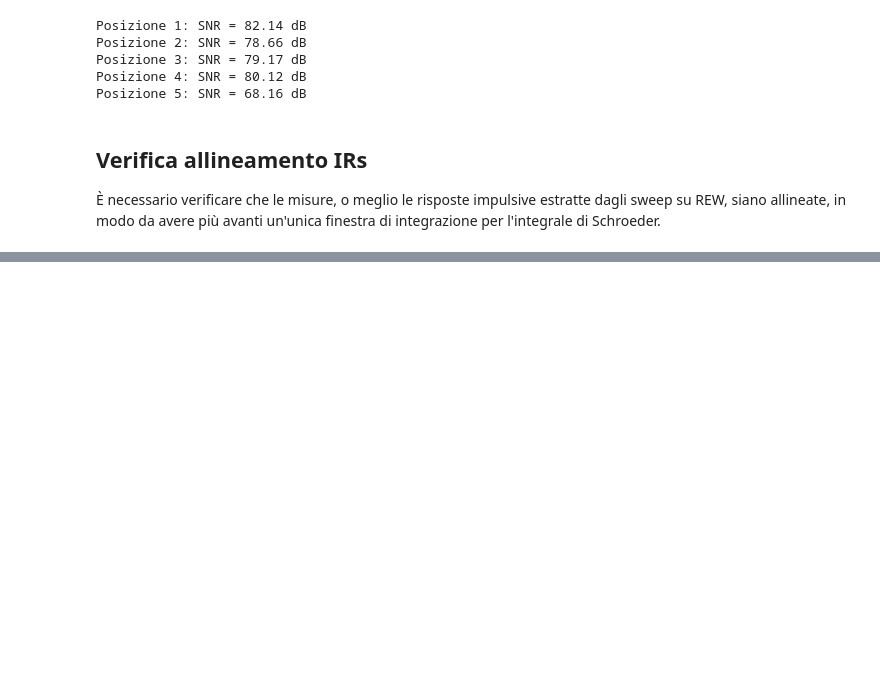
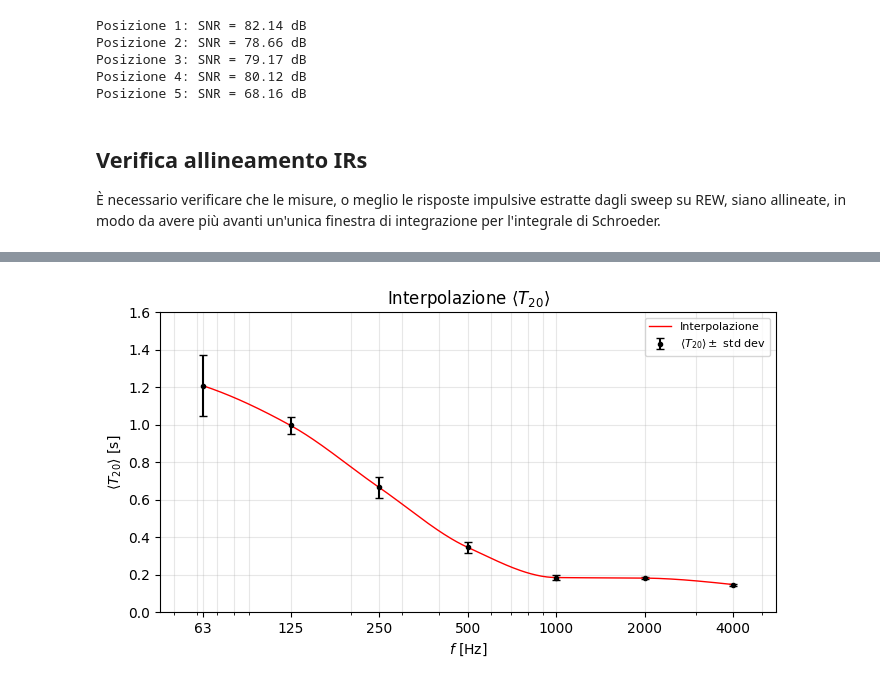
Before and after one commit to matteobernardi/Progetto-Acustica, a Jupyter notebook: notebooks/analisi.ipynb, the cells around one changed output, grey strips where cells are left out. Cells and saved outputs as stored; diff of their text form; code cells hidden in the pictures; blank space fills up the shorter version.

```diff
--- a/notebooks/analisi.ipynb
+++ b/notebooks/analisi.ipynb
@@ -185,0 +222,27 @@ Posizione 5: t_cross = 0.979 s, pendenza = -28.8 dB/s, 3 iterazioni, convergenza
+# %%
+import numpy as np
+import matplotlib.pyplot as plt
+from scipy.interpolate import PchipInterpolator
+
+T20_media = T20.mean(axis=0)
+T20_std = T20.std(axis=0)    # radice della varianza: stessa unita' di misura di T20 [s]
+
+interpolazione = PchipInterpolator(np.log10(BANDS), T20_media)
+f_fine = np.logspace(np.log10(BANDS[0]), np.log10(BANDS[-1]), 300)
+T20_interp = interpolazione(np.log10(f_fine))
+
+fig, ax = plt.subplots(figsize=(7, 4))
+ax.errorbar(BANDS, T20_media, yerr=T20_std, fmt='o', color='black', ms=3, capsize=3, label='$\\langle T_{20} \\rangle \\pm$ std dev')
+ax.semilogx(f_fine, T20_interp, '-', lw=1, color='red', label='Interpolazione')
+
+ax.set(title='Interpolazione $\\langle T_{20} \\rangle$', xlabel='$f$ [Hz]', ylabel='$\\langle T_{20} \\rangle$ [s]',
+       xlim=(45, 5600), ylim=(0, 1.6))
+ax.set_xticks(BANDS, [str(b) for b in BANDS])
+ax.legend(fontsize=8)
+ax.grid(alpha=0.3, which='both')
+
+fig.tight_layout()
+fig.savefig(FIG_DIR / 't20_interpolato.png', dpi=200)
+plt.show()
+# %% [output]
+[figure, added]
```
Also changed, not shown: parts of 13 cells of this notebook, 27 other files.
